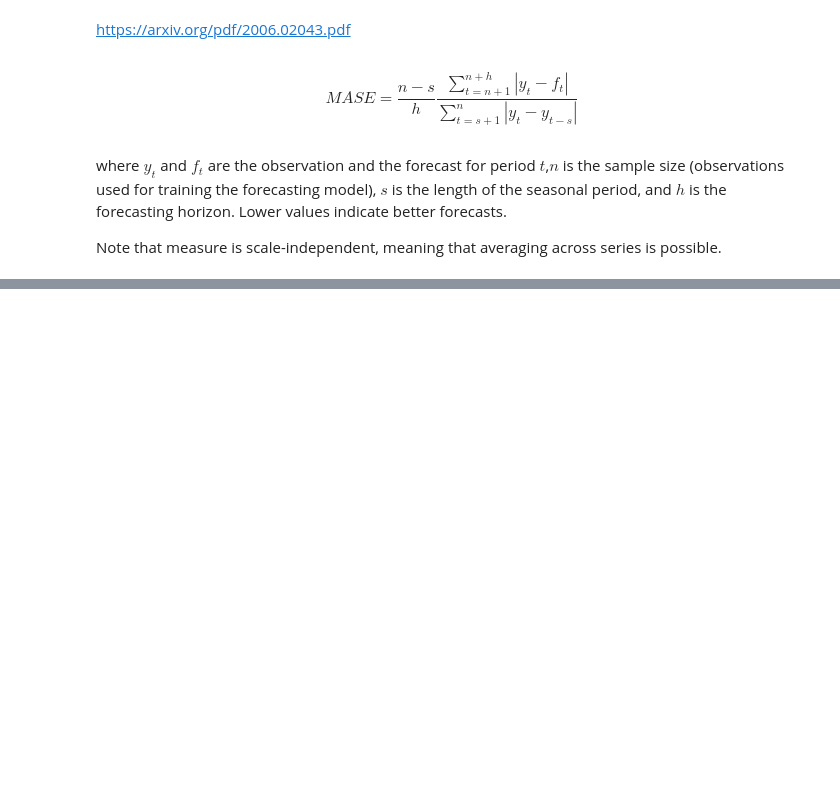
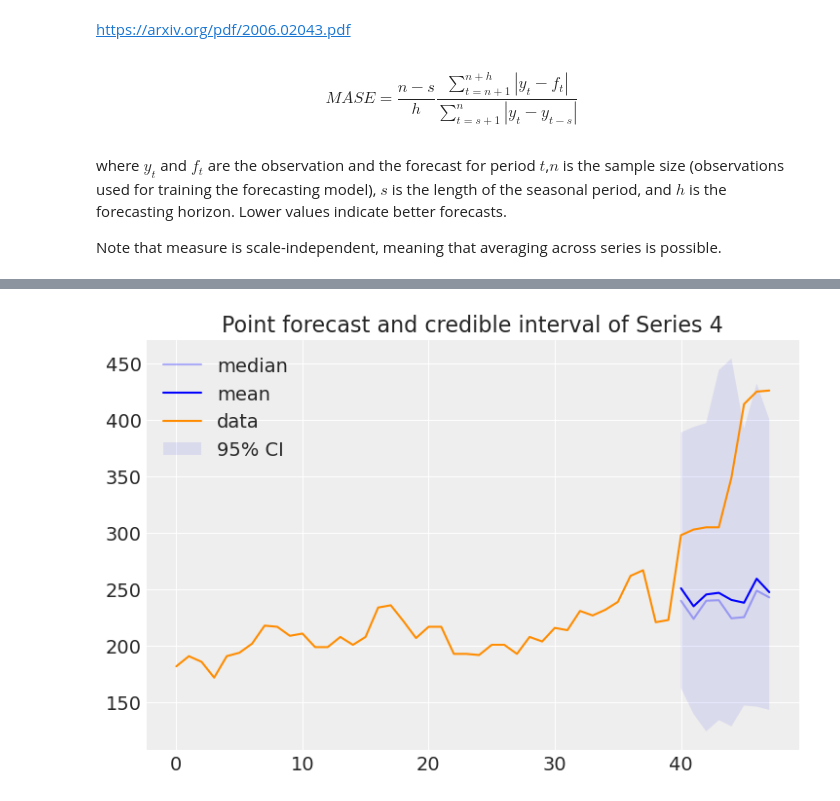
Before and after one commit to luisroque/Time-Series-Statistical-Models-Experiments, a Jupyter notebook: PhD_Results.ipynb, the cells around one changed output, grey strips where cells are left out. Saved outputs shown, nothing was run; the diff lists cells and outputs as text; code cells hidden in the pictures; blank space fills up the shorter version.

```diff
--- a/PhD_Results.ipynb
+++ b/PhD_Results.ipynb
@@ -151,22 +151,22 @@ class LinearMean(pm.gp.mean.Mean):
 with pm.Model() as model_h_cox_gp_cor:
 
     # Hyper-parameter priors
-    l_t = pm.Gamma('l_t', alpha=2, beta=1)
+    l_t = pm.Gamma('l_t', alpha=5, beta=1)
     l_p = pm.Gamma('l_p', alpha=2, beta=1)
     #l_med = pm.Gamma('l_med', alpha=2, beta=1)
 
-    η_trend = pm.HalfNormal('η_trend', 0.05)
-    η_per = pm.HalfNormal('η_per',0.05)
+    η_trend = pm.HalfNormal('η_trend', 1.5)
+    η_per = pm.HalfNormal('η_per',0.5)
     #η_med = pm.HalfNormal('η_med', 0.1)
-    period = pm.Laplace('period', tt.log(4), 0.1)
-    #l = pm.Gamma('l', alpha=4, beta=1)
-    #η = pm.HalfNormal('η', 0.1)
+    period = pm.Laplace('period', 4, 0.1)
+    #l = pm.Gamma('l', alpha=2, beta=1)
+    #η = pm.HalfNormal('η', 1)
     #α = pm.Gamma("α", alpha=5, beta=2)
 
     # noise model
     #η_noise = pm.HalfNormal("η_noise", sigma=0.5, testval=0.05)
     #ℓ_noise = pm.Gamma("ℓ_noise", alpha=4, beta=1)
-    σ  = pm.HalfNormal("σ",  sigma=0.1)
+    σ  = pm.HalfNormal("σ",  sigma=1, testval=0.05)
 
     # Cov func for the overall GP
     cov = (η_trend**2 * pm.gp.cov.Matern32(input_dim=2, ls=l_t, active_dims=[0])
@@ -188,13 +188,13 @@ with pm.Model() as model_h_cox_gp_cor:
     hy_a1 = pm.Normal('hy_a1', mu=0.0, sd=0.5)
     hy_a2 = pm.Normal('hy_a2', mu=0.0, sd=0.5)
     hy_a3 = pm.Normal('hy_a3', mu=0.0, sd=0.5)
-    hy_b = pm.Laplace('hy_b', mu=0.0, b=0.03) # Trend does not depend on group
+    hy_b = pm.Laplace('hy_b', mu=0.0, b=0.1) # Trend does not depend on group
 
     a0 = pm.Normal('a0', hy_a0_sd, shape=n_series)
     a1 = pm.Normal('a1', mu=hy_a1, sd=0.5, shape=state)
     a2 = pm.Normal('a2', mu=hy_a2, sd=0.5, shape=gender)
     a3 = pm.Normal('a3', mu=hy_a3, sd=0.5, shape=legal)
-    b = pm.Laplace('b', mu=hy_b, b=0.03, shape=n_series) # One trend per series
+    b = pm.Laplace('b', mu=hy_b, b=0.01, shape=n_series) # One trend per series
 
 
     mu_func = LinearMean(intercepts = a0,
@@ -269,7 +269,7 @@ with model_h_cox_gp_cor:
 # %% [output]
 [interactive output not drawn]
 # %%
-model_fpath = 'gp_mp_s.pkl'
+model_fpath = 'gp_mp_bigger_slope.pkl'
 with open(model_fpath, 'wb') as buff:
     pickle.dump({'model': model_h_cox_gp_cor, 'trace': mp, 'gp': gp}, buff)
 # %%
@@ -485,11 +504,13 @@ plt.legend();
 # %%
+mase_sum_bottom = []
 for i in range(s):
-    mase_sum = mase(n=40,
+    mase_sum_bottom.append(mase(n=40,
                      s=4,
                      h=8,
                      y=y_all,
                      f=np.mean(pred_samples[i]['y_pred%d'%i], axis=0),
-                     series=i)
+                     series=i))
 
-mase_all = mase_sum/s
+mase_bottom = np.sum(mase_sum_bottom)/s
+mase_bottom
 # %% [output]
@@ -496,0 +538,15 @@ mase_all = mase_sum/s
+# %%
+#Problematic series
+
+series = 4
+
+ci = np.percentile(pred_samples[series]['y_pred%d'%series], axis=0, q=[2.5, 50, 97.5])
+
+plt.plot(np.arange(40, 48),ci[1] , color='b', alpha=0.3, label='median')
+plt.fill_between(np.arange(40, 48),ci[0], ci[2], alpha=0.1, label='95% CI')
+plt.plot(np.arange(40, 48),np.mean(pred_samples[series]['y_pred%d'%series], axis=0), color='b', label='mean')
+plt.plot(y_all[:,series], color='darkorange', label='data')
+plt.title(f'Point forecast and credible interval of Series {series}')
+plt.legend();
+# %% [output]
+[figure, added]
```
Also changed, not shown: parts of 32 cells of this notebook.
